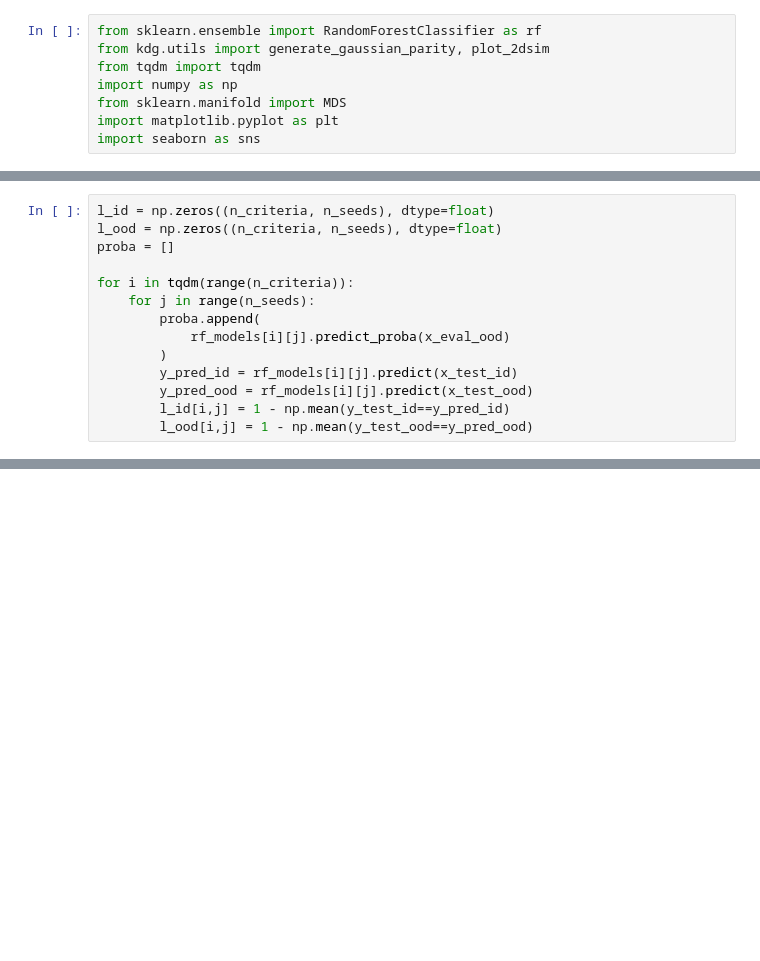
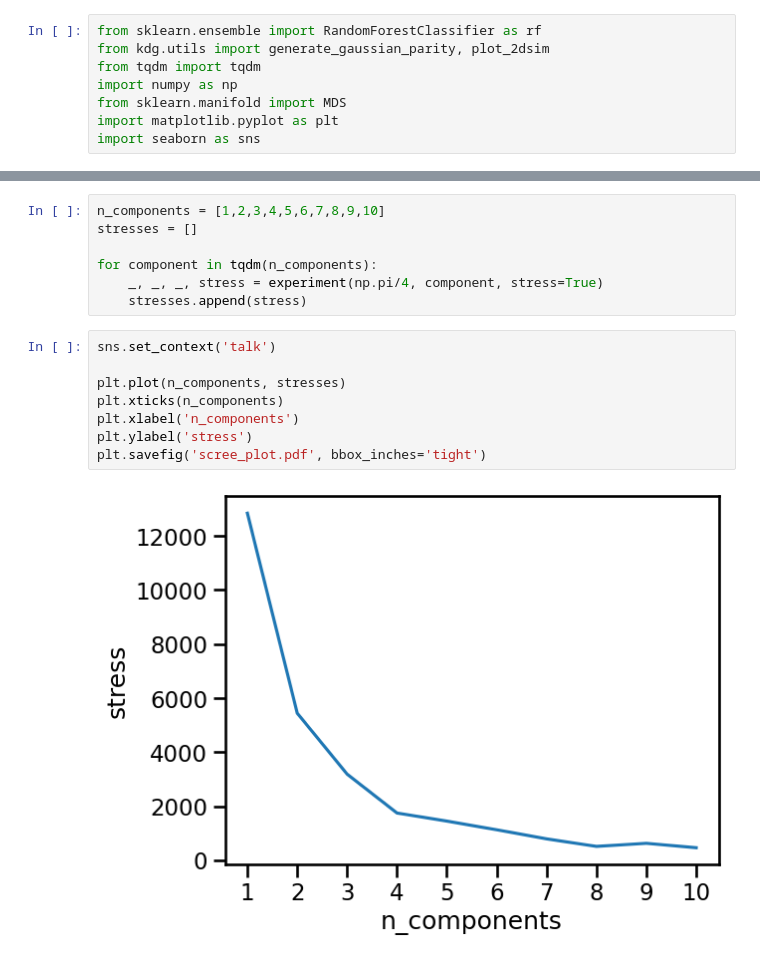
Before and after one commit to neurodata/CEP_experiments, a Jupyter notebook: ood_exp.ipynb, the cells around one changed output, grey strips where cells are left out. Drawn from its saved outputs; the diff is of its cells as text; blank space fills up the shorter version.

```diff
--- a/ood_exp.ipynb
+++ b/ood_exp.ipynb
@@ -44,14 +29,0 @@ for i in tqdm(range(n_criteria)):
-# %%
-l_id = np.zeros((n_criteria, n_seeds), dtype=float)
-l_ood = np.zeros((n_criteria, n_seeds), dtype=float)
-proba = []
-
-for i in tqdm(range(n_criteria)):
-    for j in range(n_seeds):
-        proba.append(
-            rf_models[i][j].predict_proba(x_eval_ood)
-        )
-        y_pred_id = rf_models[i][j].predict(x_test_id)
-        y_pred_ood = rf_models[i][j].predict(x_test_ood)
-        l_id[i,j] = 1 - np.mean(y_test_id==y_pred_id)
-        l_ood[i,j] = 1 - np.mean(y_test_ood==y_pred_ood)
@@ -77,0 +109,17 @@ plt.legend(loc='upper left', fontsize=10)
+# %%
+n_components = [1,2,3,4,5,6,7,8,9,10]
+stresses = []
+
+for component in tqdm(n_components):
+    _, _, _, stress = experiment(np.pi/4, component, stress=True)
+    stresses.append(stress)
+# %%
+sns.set_context('talk')
+
+plt.plot(n_components, stresses)
+plt.xticks(n_components)
+plt.xlabel('n_components')
+plt.ylabel('stress')
+plt.savefig('scree_plot.pdf', bbox_inches='tight')
+# %% [output]
+[figure, added]
```
Also changed, not shown: parts of 11 cells of this notebook, 3 other files.
